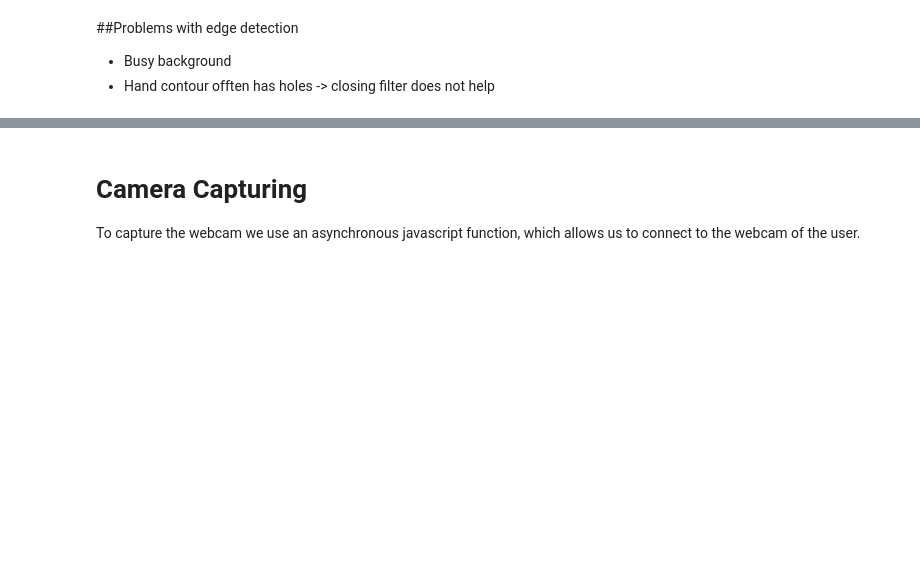
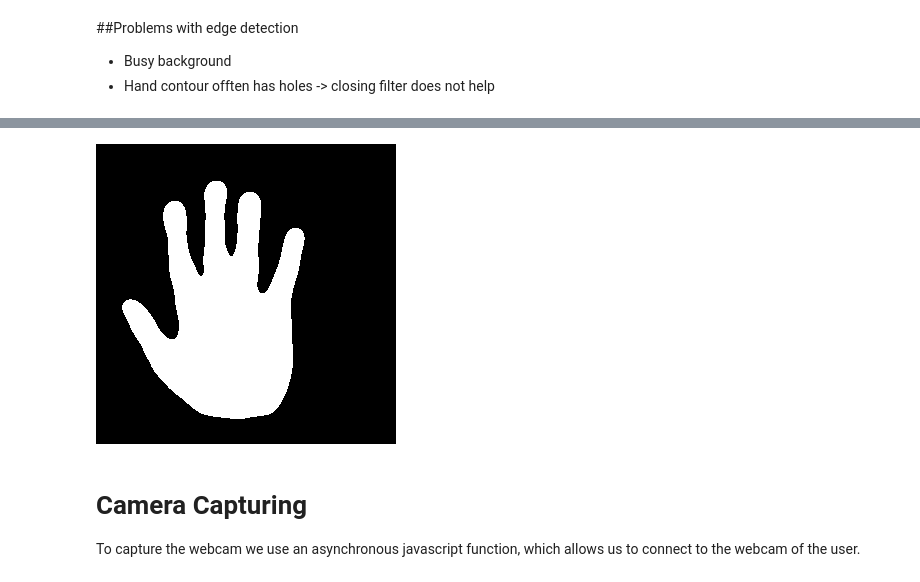
Before and after one commit to uol-mediaprocessing-201920/group-projects-hand-gesture, a Jupyter notebook: main_Hand_Gestures.ipynb, the cells around one changed output, grey strips where cells are left out. Drawn from its saved outputs; the diff is of its cells as text; code cells hidden in the pictures; blank space fills up the shorter version.

```diff
--- a/main_Hand_Gestures.ipynb
+++ b/main_Hand_Gestures.ipynb
@@ -254,3 +281,16 @@ for i in range(14):
+# %%
+kernel = np.ones((3,3), np.uint8)
+
+#use some filter and apply a threshold
+mask = cv2.erode(mask, kernel, iterations=1)
+res = cv2.bitwise_and(hand, hand, mask=mask)
+gray = cv2.cvtColor(res, cv2.COLOR_BGR2GRAY)
+blur = cv2.GaussianBlur(gray, (41, 41), 0)
+ret, thresh = cv2.threshold(blur, 60, 255, cv2.THRESH_BINARY + cv2.THRESH_OTSU)
+
+cv2_imshow(thresh)
+# %% [output]
+[figure, added]
 # %% [markdown]
  # Camera Capturing
 
```
Also changed, not shown: parts of 5 cells of this notebook.
